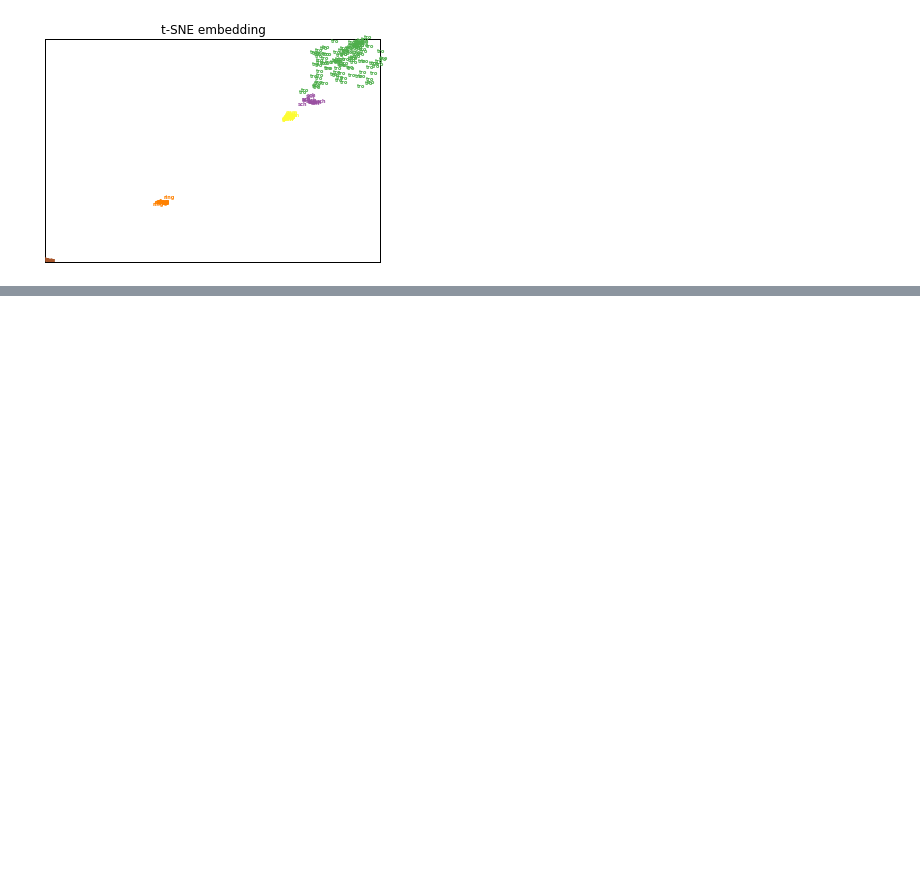
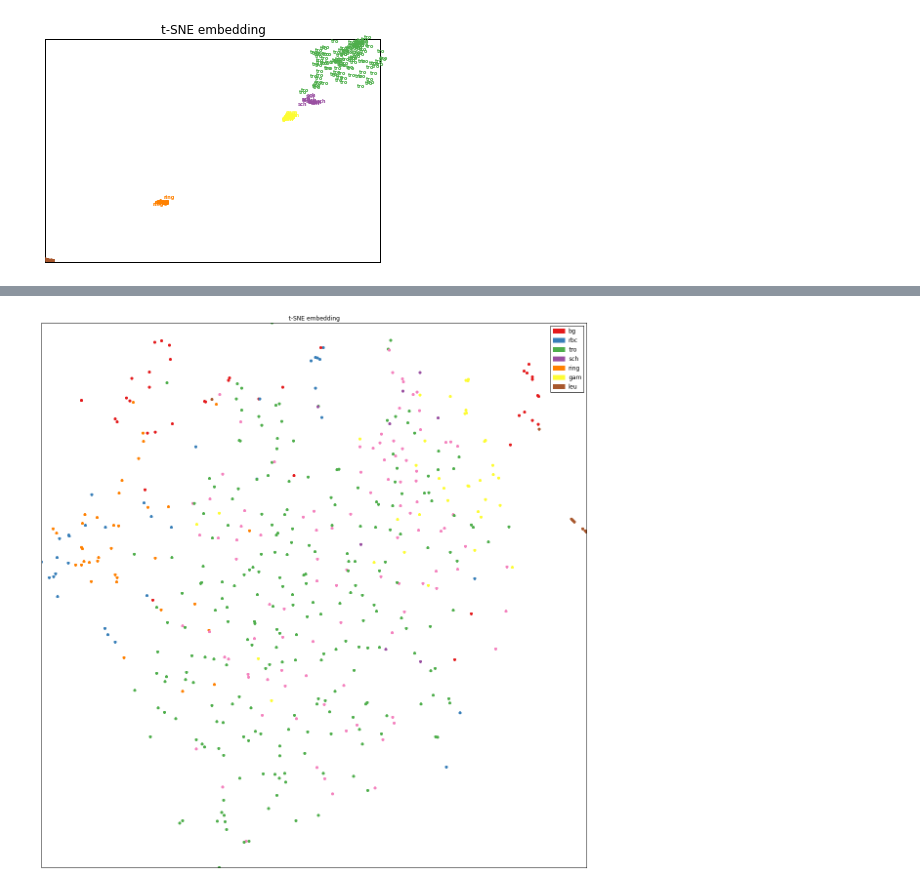
Before and after one commit to jhung0/VOC_format, a Jupyter notebook: tsne.ipynb, the cells around one changed output, grey strips where cells are left out. Cells and saved outputs as stored; diff of their text form; code cells hidden in the pictures; blank space fills up the shorter version.

```diff
--- a/tsne.ipynb
+++ b/tsne.ipynb
@@ -500,0 +600,13 @@ plt.show()
+# %%
+import bhtsne
+X_tsne = bhtsne.tsne(X)
+#model = TSNE(n_components=2, init='pca', learning_rate=200, n_iter=200)
+#X_tsne = model.fit_transform(X)
+plot_embedding(X_tsne, y, "t-SNE embedding")
+plt.show()
+
+#idx_noRBC = [i for i in range(len(y)) if y[i] != 1]
+#plot_embedding(X_tsne[idx_noRBC, :], y[idx_noRBC], "t-SNE embedding")
+#plt.show()
+# %% [output]
+[figure, added]
```
Also changed, not shown: parts of 7 cells of this notebook, 3 other files.
